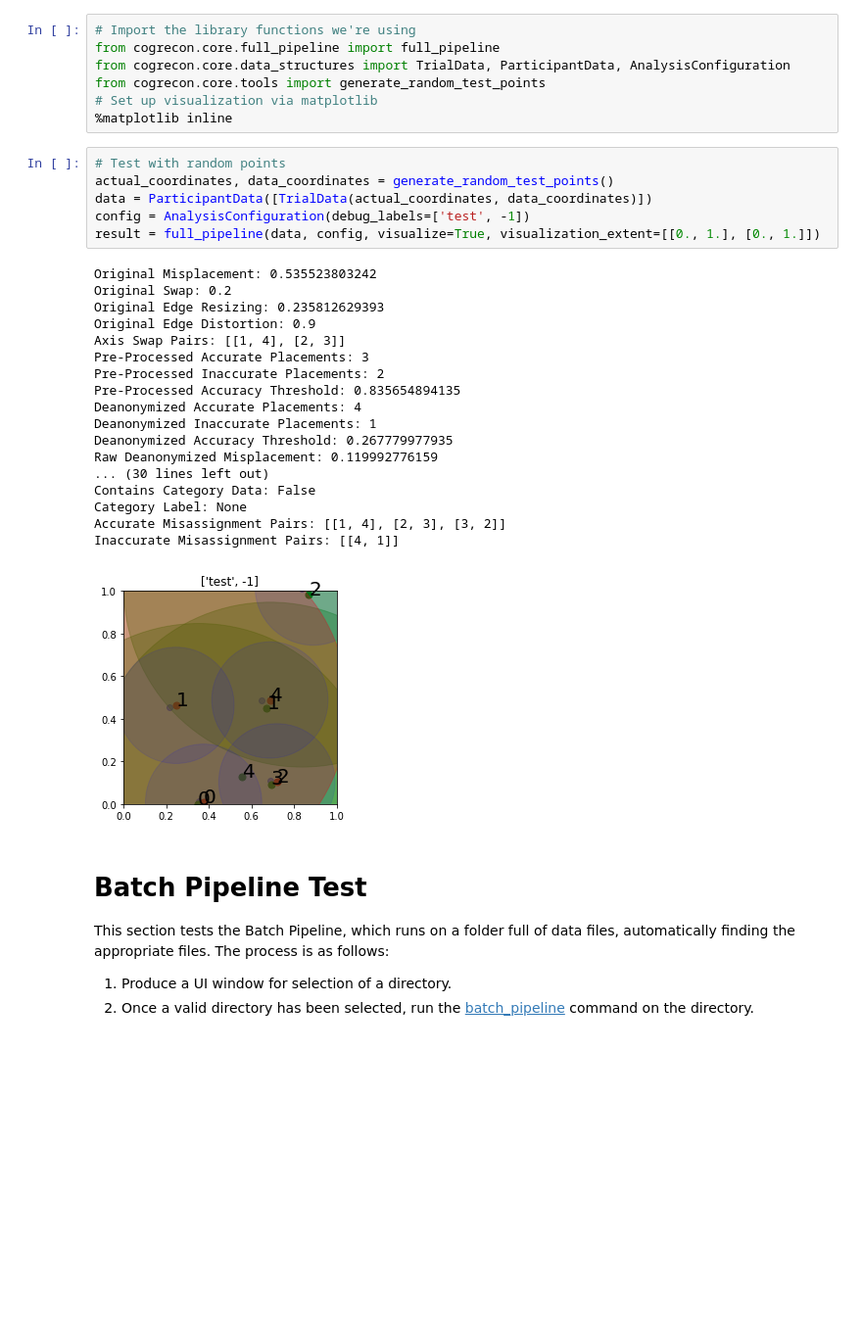
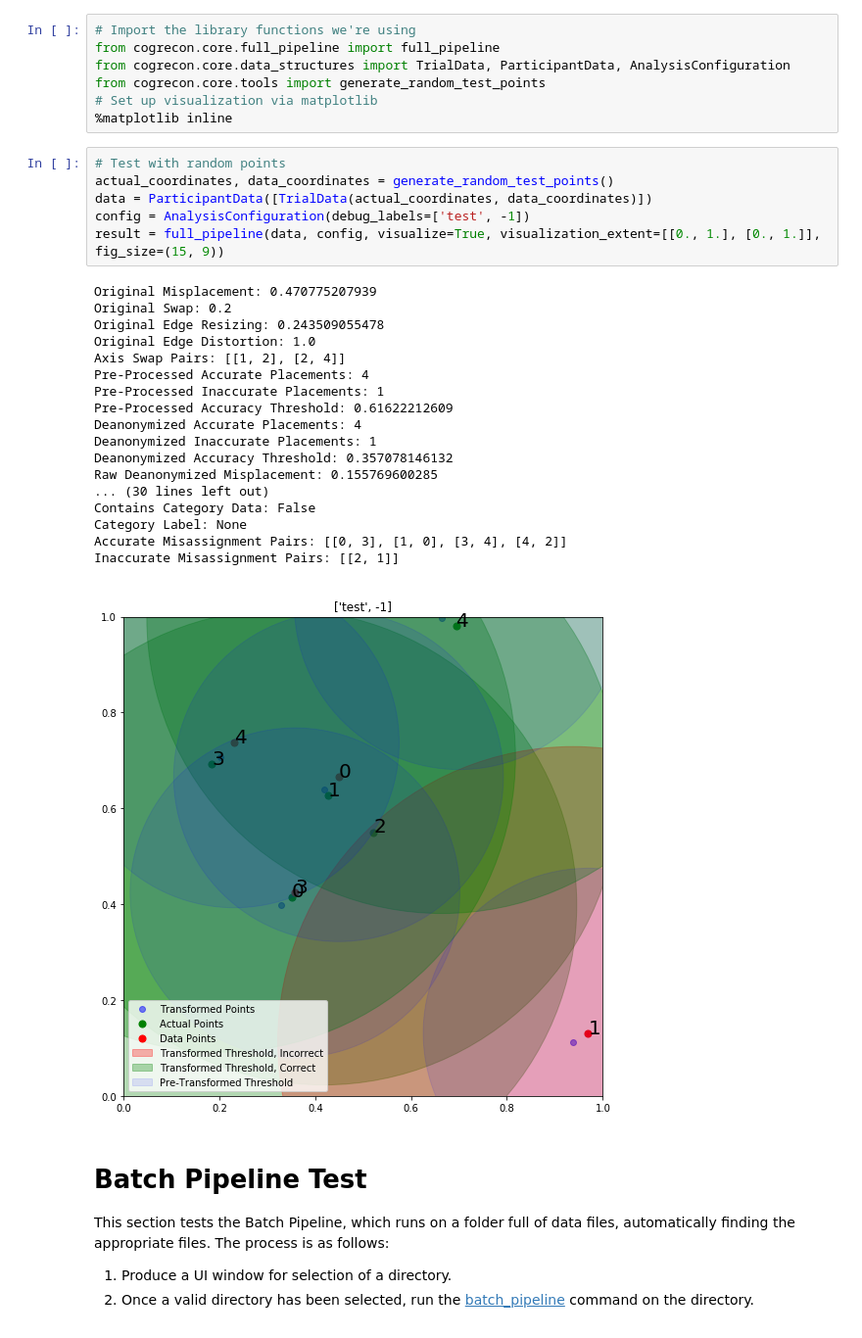
Before and after one commit to rokmetro/msl-iposition-pipeline-fork, a Jupyter notebook: examples/Main.ipynb, the cells around one changed output. Shown at 98% size. Saved outputs shown, nothing was run; the diff lists cells and outputs as text; blank space fills up the shorter version.

Commit message:
v0.1.2 - Fixed legend
-Added a legend to the visualization
-Fixed reinstall.bat to not bother with dependencies

```diff
--- a/examples/Main.ipynb
+++ b/examples/Main.ipynb
@@ -21,28 +21,28 @@ from cogrecon.core.tools import generate_random_test_points
 # %%
 # Test with random points
 actual_coordinates, data_coordinates = generate_random_test_points()
 data = ParticipantData([TrialData(actual_coordinates, data_coordinates)])
 config = AnalysisConfiguration(debug_labels=['test', -1])
-result = full_pipeline(data, config, visualize=True, visualization_extent=[[0., 1.], [0., 1.]])
+result = full_pipeline(data, config, visualize=True, visualization_extent=[[0., 1.], [0., 1.]], fig_size=(15, 9))
 # %% [output]
-Original Misplacement: 0.535523803242
+Original Misplacement: 0.470775207939
 Original Swap: 0.2
-Original Edge Resizing: 0.235812629393
-Original Edge Distortion: 0.9
-Axis Swap Pairs: [[1, 4], [2, 3]]
-Pre-Processed Accurate Placements: 3
-Pre-Processed Inaccurate Placements: 2
-Pre-Processed Accuracy Threshold: 0.835654894135
+Original Edge Resizing: 0.243509055478
+Original Edge Distortion: 1.0
+Axis Swap Pairs: [[1, 2], [2, 4]]
+Pre-Processed Accurate Placements: 4
+Pre-Processed Inaccurate Placements: 1
+Pre-Processed Accuracy Threshold: 0.61622212609
 Deanonymized Accurate Placements: 4
 Deanonymized Inaccurate Placements: 1
-Deanonymized Accuracy Threshold: 0.267779977935
-Raw Deanonymized Misplacement: 0.119992776159
+Deanonymized Accuracy Threshold: 0.357078146132
+Raw Deanonymized Misplacement: 0.155769600285
 ... (30 lines left out)
 Contains Category Data: False
 Category Label: None
-Accurate Misassignment Pairs: [[1, 4], [2, 3], [3, 2]]
-Inaccurate Misassignment Pairs: [[4, 1]]
+Accurate Misassignment Pairs: [[0, 3], [1, 0], [3, 4], [4, 2]]
+Inaccurate Misassignment Pairs: [[2, 1]]
-[figure, old version]
+[figure, new version]
 # %% [markdown]
 # Batch Pipeline Test
 This section tests the Batch Pipeline, which runs on a folder full of data files, automatically finding the appropriate files. The process is as follows:
```
Also changed, not shown: 3 other files.
